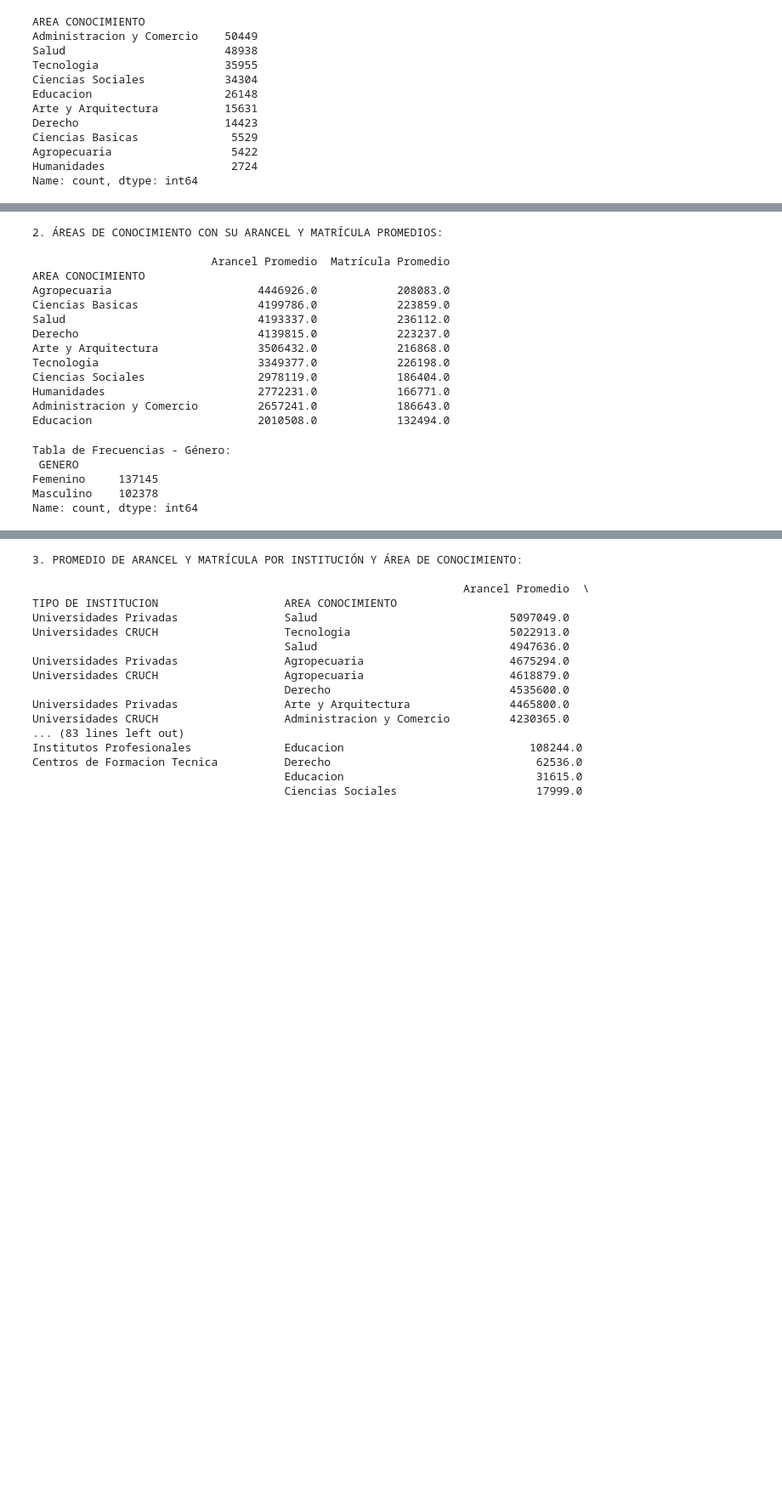
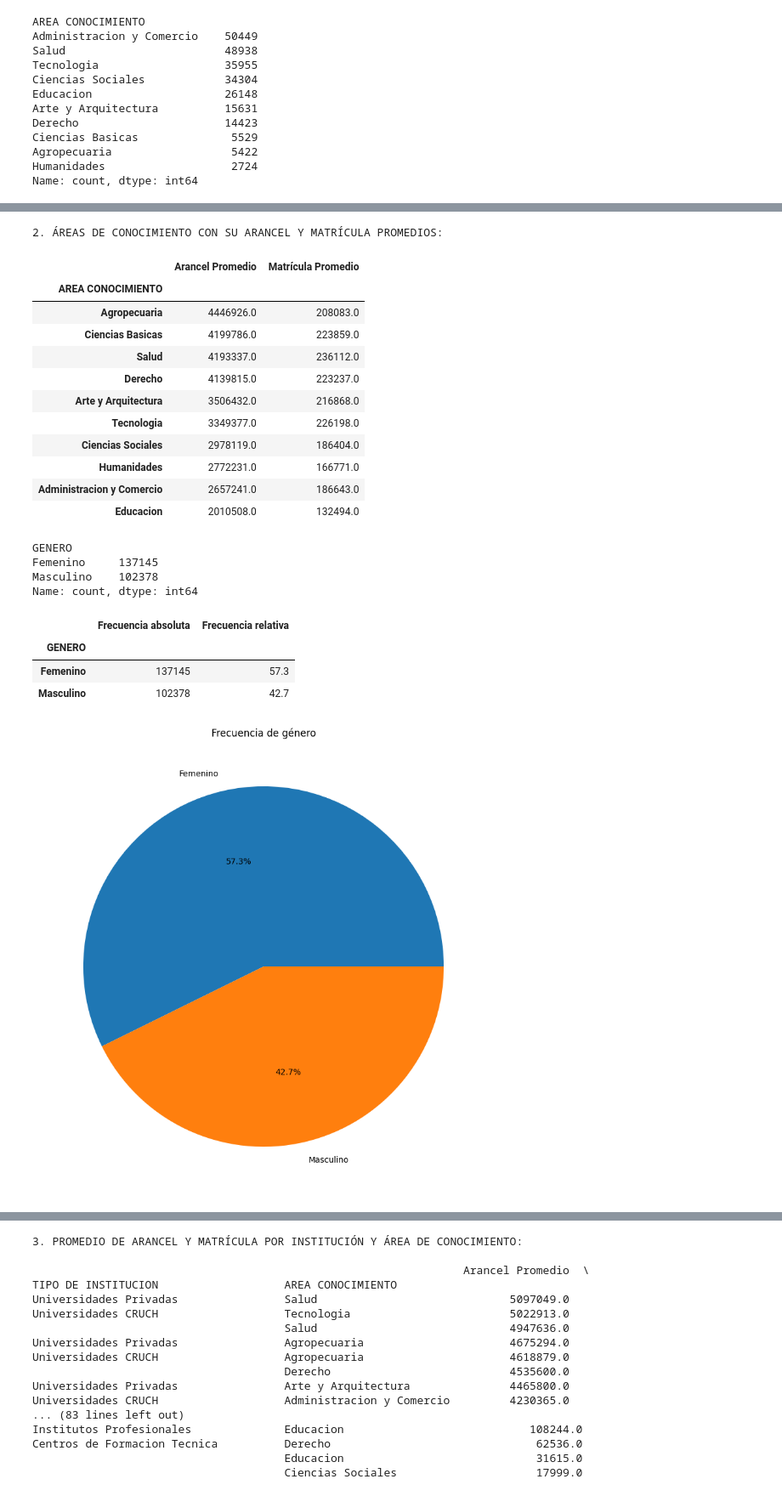
Before and after one commit to SolgreyDuocUC/Taller_Grupal_Grupo_2, a Jupyter notebook: Taller_Grupal_Grupo_7.ipynb, the cells around one changed output, grey strips where cells are left out. Shown at 85% size. Drawn from its saved outputs; the diff is of its cells as text; code cells hidden in the pictures; blank space fills up the shorter version.

```diff
--- a/Taller_Grupal_Grupo_7.ipynb
+++ b/Taller_Grupal_Grupo_7.ipynb
@@ -189,32 +277,61 @@ resumen_area = resumen_area.rename(columns={
     "VALOR MATRICULA (PESOS)": "Matrícula Promedio"
 })
 
-print(resumen_area)
+resumen_area
 # %% [output]
 2. ÁREAS DE CONOCIMIENTO CON SU ARANCEL Y MATRÍCULA PROMEDIOS:
-
-                           Arancel Promedio  Matrícula Promedio
-AREA CONOCIMIENTO
-Agropecuaria                      4446926.0            208083.0
-Ciencias Basicas                  4199786.0            223859.0
-Salud                             4193337.0            236112.0
-Derecho                           4139815.0            223237.0
-Arte y Arquitectura               3506432.0            216868.0
-Tecnologia                        3349377.0            226198.0
-Ciencias Sociales                 2978119.0            186404.0
-Humanidades                       2772231.0            166771.0
-Administracion y Comercio         2657241.0            186643.0
-Educacion                         2010508.0            132494.0
+|  | Arancel Promedio | Matrícula Promedio |
+| AREA CONOCIMIENTO |  |  |
+| Agropecuaria | 4446926.0 | 208083.0 |
+| Ciencias Basicas | 4199786.0 | 223859.0 |
+| Salud | 4193337.0 | 236112.0 |
+| Derecho | 4139815.0 | 223237.0 |
+| Arte y Arquitectura | 3506432.0 | 216868.0 |
+| Tecnologia | 3349377.0 | 226198.0 |
+| Ciencias Sociales | 2978119.0 | 186404.0 |
+| Humanidades | 2772231.0 | 166771.0 |
+| Administracion y Comercio | 2657241.0 | 186643.0 |
+| Educacion | 2010508.0 | 132494.0 |
 # %%
 # Contador de género
 conteo_genero = df_matricula['GENERO'].value_counts()
-print("Tabla de Frecuencias - Género:\n", conteo_genero)
+
+conteo_genero
 # %% [output]
-Tabla de Frecuencias - Género:
- GENERO
+GENERO
 Femenino     137145
 Masculino    102378
 Name: count, dtype: int64
+# %%
+# Frecuencia de género
+
+frecuencia_genero = conteo_genero
+
+tabla_genero= pd.DataFrame({
+    'Frecuencia absoluta': frecuencia_genero,
+    'Frecuencia relativa': round((frecuencia_genero/muestra_matricula) *100, 1)
+})
+
+tabla_genero
+# %% [output]
+|  | Frecuencia absoluta | Frecuencia relativa |
+| GENERO |  |  |
+| Femenino | 137145 | 57.3 |
+| Masculino | 102378 | 42.7 |
+# %%
+genero = tabla_genero.index
+frecuencia_genero = tabla_genero['Frecuencia relativa']
+
+# Gráfico
+fig, ax = plt.subplots(figsize=(20,10))
+circular = ax.pie(frecuencia_genero, labels=genero, autopct='%.1f%%')
+
+# Personalización
+ax.set_title('Frecuencia de género')
+
+plt.show()
+# %% [output]
+[figure, added]
 # %%
 # Contador de tipo de institución
 
```
Also changed, not shown: parts of 10 cells of this notebook.
